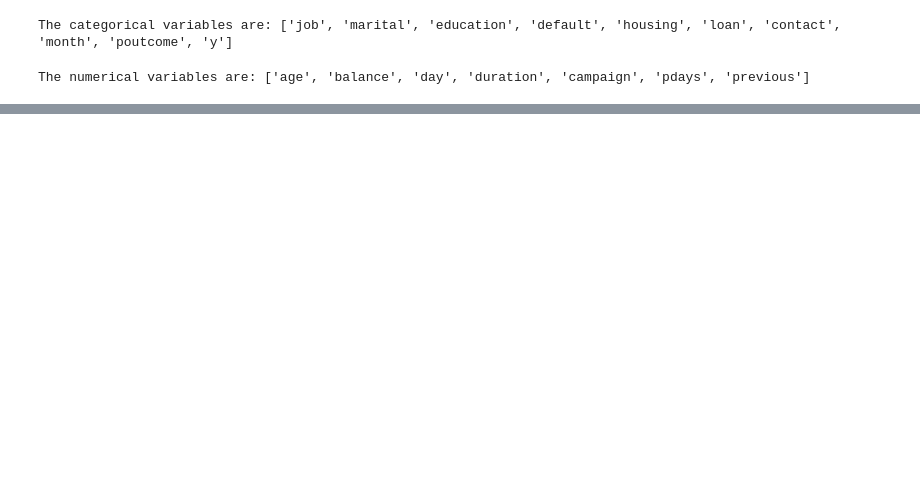
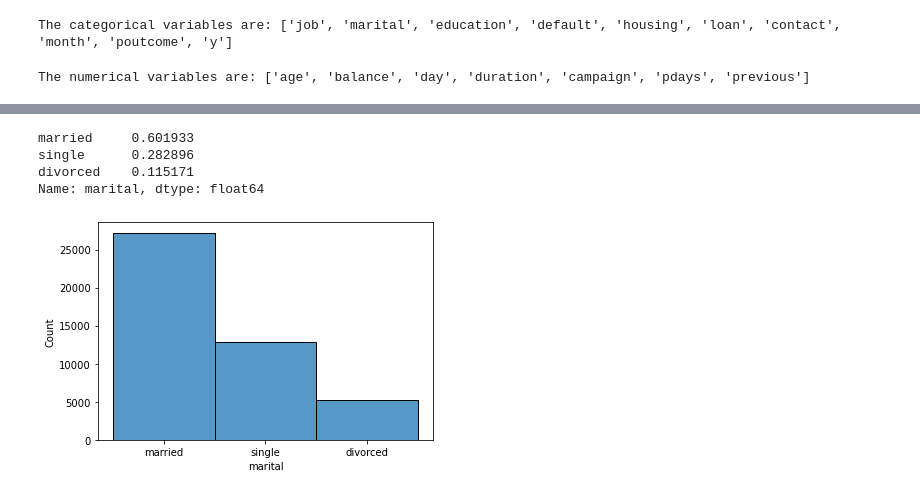
Before and after one commit to erin-vu/bank-marketing, a Jupyter notebook: Untitled.ipynb, the cells around one changed output, grey strips where cells are left out. Cells and saved outputs as stored; diff of their text form; code cells hidden in the pictures; blank space fills up the shorter version.

```diff
--- a/Untitled.ipynb
+++ b/Untitled.ipynb
@@ -128,0 +158,8 @@ The numerical variables are: ['age', 'balance', 'day', 'duration', 'campaign', '
+# %%
+col_hist(df['marital']) # Imbalanced
+# %% [output]
+married     0.601933
+single      0.282896
+divorced    0.115171
+Name: marital, dtype: float64
+[figure, added]
```
Also changed, not shown: parts of 9 cells of this notebook.
